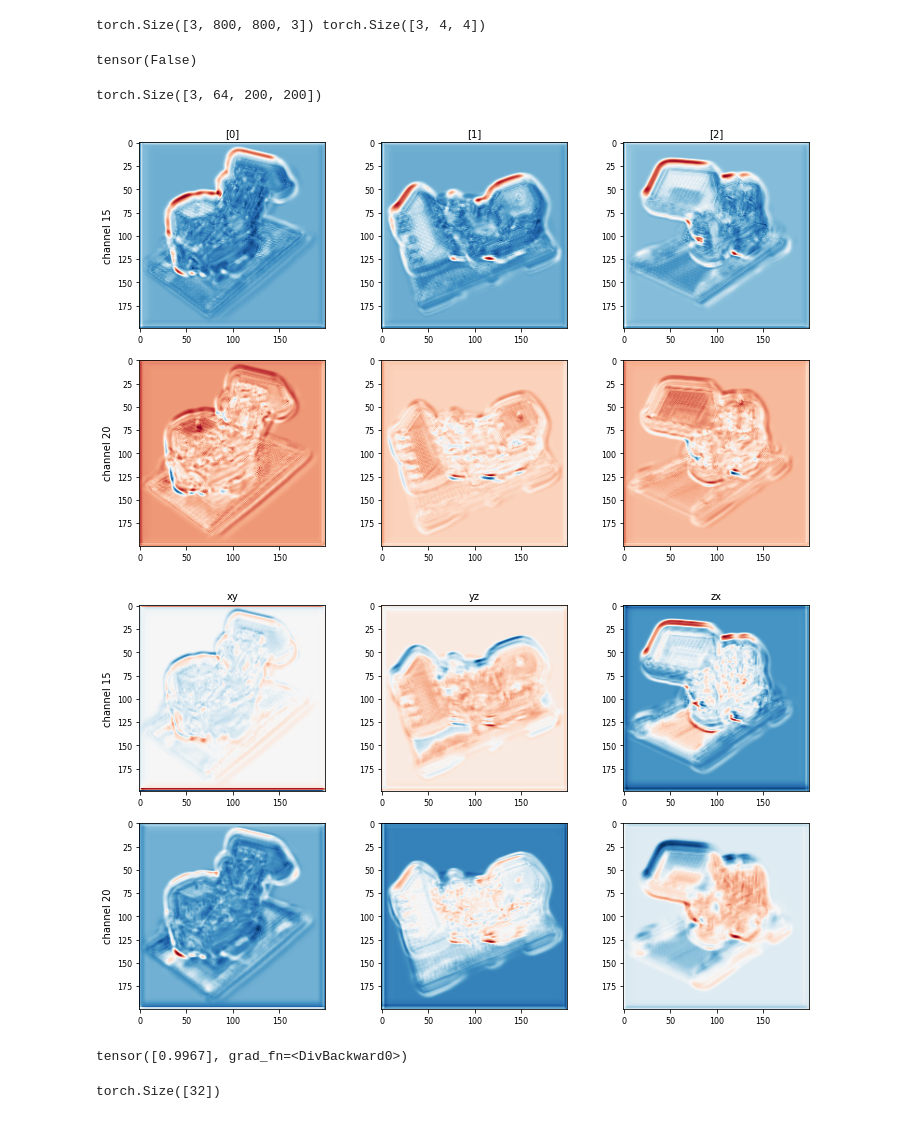
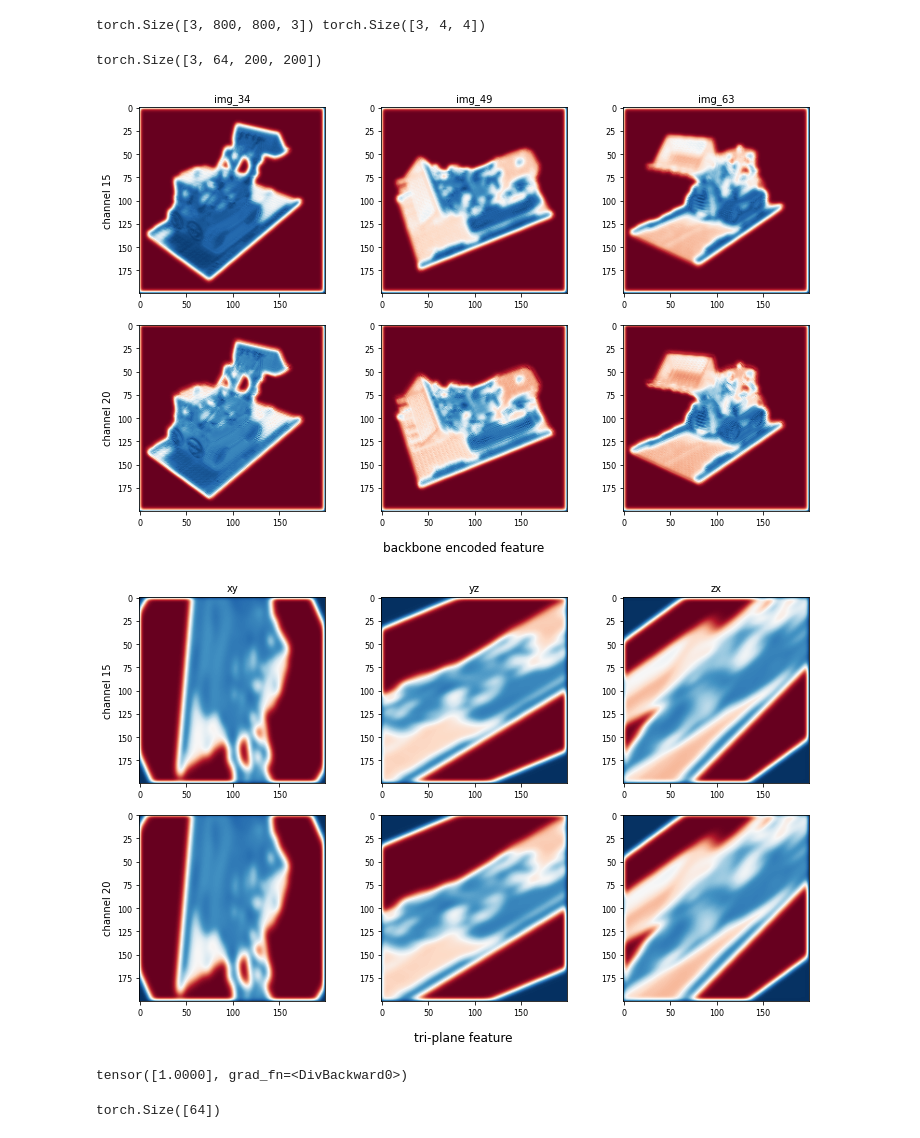
Before and after one commit to hbell99/DirectVoxGO, a Jupyter notebook: visualize_feature.ipynb, the cells around one changed output. Saved outputs shown, nothing was run; the diff lists cells and outputs as text; code cells hidden in the pictures.

```diff
--- a/visualize_feature.ipynb
+++ b/visualize_feature.ipynb
@@ -32,10 +32,12 @@ import matplotlib.pyplot as plt
 # %%
 model_class = tri_dvgo_multiscene.DirectVoxGO
 # ckpt_path = 'logs/tri_dvgo_multiscene/nerf_synthetic/rnd_liif_posemb_conv_down1/fine_last.tar'
-ckpt_path = 'logs/tri_dvgo_multiscene/nerf_synthetic/3conv_liif_pretrain_down4/fine_last.tar'
+# ckpt_path = 'logs/tri_dvgo_multiscene/nerf_synthetic/3conv_liif_pretrain_down4/fine_last.tar'
 # ckpt_path = 'logs/tri_dvgo_multiscene/nerf_synthetic/3conv_liif_pretrain_down4_cosine/fine_last.tar'
 # ckpt_path = 'logs/tri_dvgo_multiscene/nerf_synthetic/3conv_liif_pretrain_down4_cosine_featunfold/fine_330000.tar'
 
+ckpt_path = 'logs/tri_dvgo_multiscene/nerf_synthetic/1conv+stn_liif_scratch_coarse+fine/fine_last.tar'
+
 # ckpt_path = 'logs/tri_dvgo_multiscene/nerf_synthetic/3MLP_liif_pretrain_down4/fine_last.tar'
 # ckpt_path = 'logs/tri_dvgo_multiscene/nerf_synthetic/MLP_liif_pretrain_down4/fine_last.tar'
 # %%
@@ -76,8 +78,8 @@ def read_poses(path, idxs):
     poses = np.stack(poses)
     return poses
 # %%
-imagedir = 'data/nerf_synthetic/lego/train'
-json_path = 'data/nerf_synthetic/lego/transforms_train.json'
+imagedir = '/home/hydeng/data/NeRF_data/nerf_synthetic/lego/train'
+json_path = '/home/hydeng/data/NeRF_data/nerf_synthetic/lego/transforms_train.json'
 idxs = [34, 49, 63]
 
 images = []
@@ -103,8 +105,6 @@ images = resize(images)
 images = (images - 0.5) / 0.5
 # %%
 mapped_feats, feats, _, _, = model.encode_feat(images, poses)
-# %% [output]
-tensor(False)
 # %%
 backbone_feats = model.backbone_encode(images)
 # %%
@@ -114,34 +114,37 @@ torch.Size([3, 64, 200, 200])
 # %%
 splits = [[0],[1],[2]]
 channels = [15, 20]
-fig, axes = plt.subplots(nrows=2, ncols=3, figsize=(12,8))
+fig, axes = plt.subplots(nrows=2, ncols=3, figsize=(12, 8))
 plt.subplots_adjust(left=None,bottom=None,right=None,top=None,wspace=0.3, hspace=0)
 vmin, vmax = 1e6, -1e6
 for i, s in enumerate(splits):
     backbone_feats[s] = (backbone_feats[s] - backbone_feats[s].min()) / (backbone_feats[s].max() - backbone_feats[s].min())
 
     vmin = min(backbone_feats[s].min().item(), vmin)
     vmax = max(backbone_feats[s].max().item(), vmax)
 
 for i, channel in enumerate(channels):
     for j, s in enumerate(splits):
         axes[i, j].imshow(backbone_feats[s][0][channel].detach().numpy(), cmap='RdBu')
         axes[i, j].xaxis.set_tick_params(labelsize=8)
         axes[i, j].yaxis.set_tick_params(labelsize=8)
 
 rows = [f'channel {i}' for i in channels]
-cols = splits
+cols = [f'img_{i}' for i in [34, 49, 63]]
 for ax, row in zip(axes[:,0], rows):
     ax.set_ylabel(row, rotation=90, fontsize=10)
 
 for ax, col in zip(axes[0], cols):
     ax.set_title(col, fontsize=10)
+
+plt.suptitle('backbone encoded feature', y=0.1)
+plt.show()
 # %% [output]
-[figure, old version]
+[figure, new version]
 # %%
 splits = ['xy', 'yz', 'zx']
 channels = [15, 20]
-fig, axes = plt.subplots(nrows=2, ncols=3, figsize=(12,8))
+fig, axes = plt.subplots(nrows=2, ncols=3, figsize=(12, 8))
 plt.subplots_adjust(left=None,bottom=None,right=None,top=None,wspace=0.3, hspace=0)
 vmin, vmax = 1e6, -1e6
 for i, s in enumerate(splits):
@@ -163,16 +166,20 @@ for ax, row in zip(axes[:,0], rows):
 
 for ax, col in zip(axes[0], cols):
     ax.set_title(col, fontsize=10)
+
+
+plt.suptitle('tri-plane feature',y=0.1)
+plt.show()
 # %% [output]
-[figure, old version]
+[figure, new version]
 # %%
 print(torch.cosine_similarity(feats['xy'][0][:, 0, 0].unsqueeze(0), feats['yz'][0][:, 0, 0].unsqueeze(0)))
 # %% [output]
-tensor([0.9967], grad_fn=<DivBackward0>)
+tensor([1.0000], grad_fn=<DivBackward0>)
 # %%
 print(feats['xy'][0][:, 0, 0].shape)
 # %% [output]
-torch.Size([32])
+torch.Size([64])
 # %%
 channels = 15
 splits = [0, 1, 2]
```
Also changed, not shown: parts of 10 cells of this notebook.
